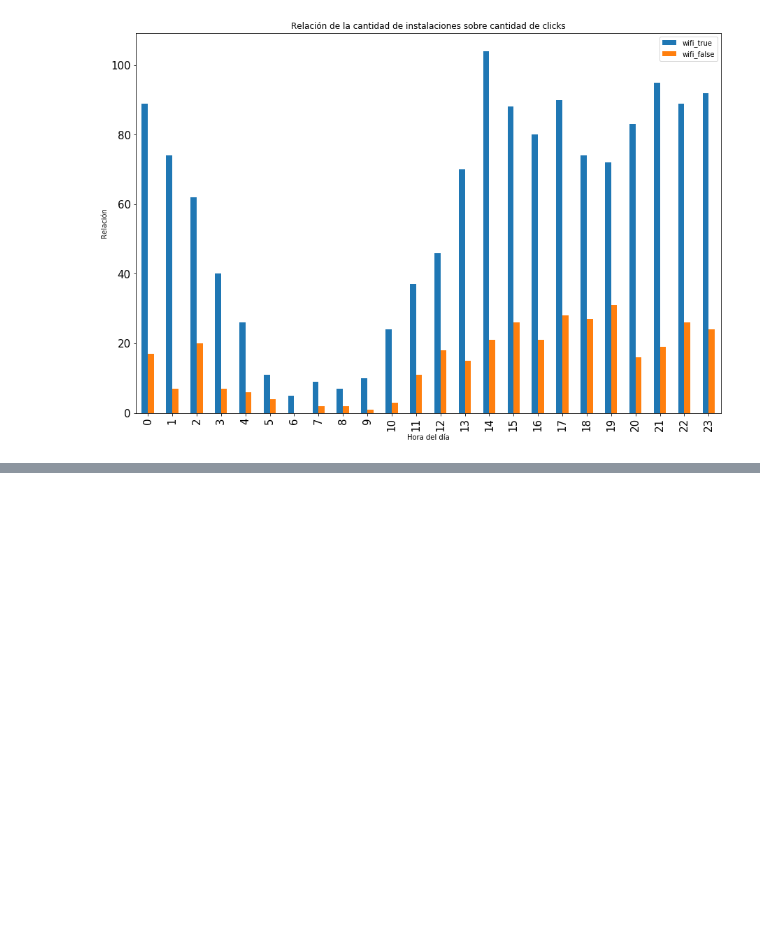
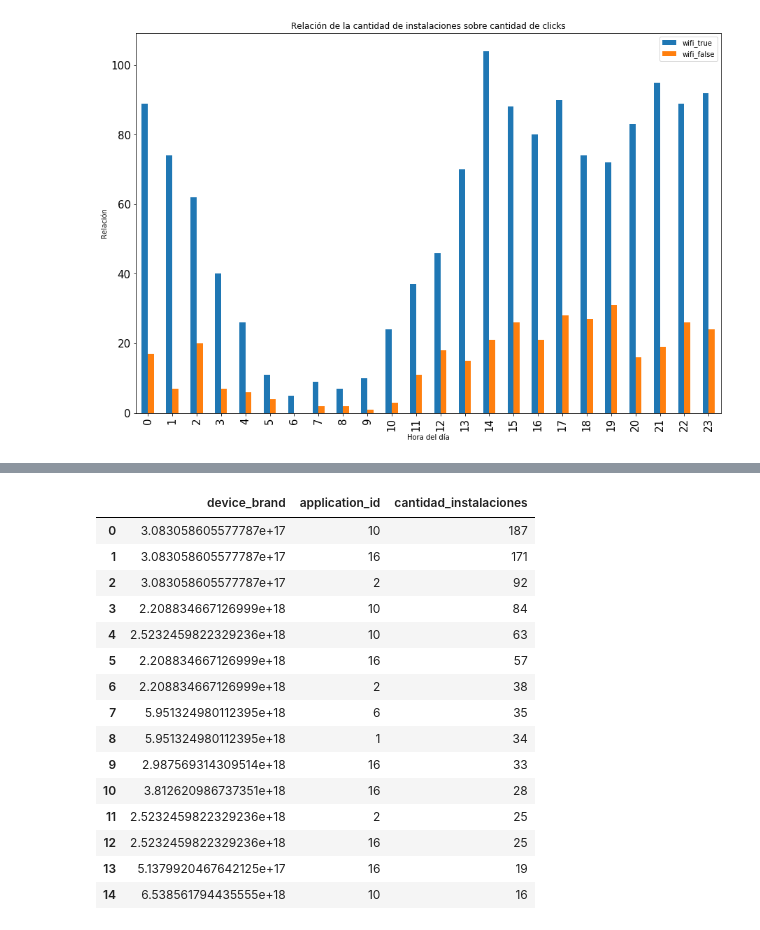
Before and after one commit to AlejandroKler/Datanesa, a Jupyter notebook: analisis_clicks_installs_nico.ipynb, the cells around one changed output, grey strips where cells are left out. Cells and saved outputs as stored; diff of their text form; code cells hidden in the pictures; blank space fills up the shorter version.

```diff
--- a/analisis_clicks_installs_nico.ipynb
+++ b/analisis_clicks_installs_nico.ipynb
@@ -306,0 +362,20 @@ ax;
+# %%
+device_application.reset_index(inplace=True)
+device_application.head(15)
+# %% [output]
+|  | device_brand | application_id | cantidad_instalaciones |
+| 0 | 3.083058605577787e+17 | 10 | 187 |
+| 1 | 3.083058605577787e+17 | 16 | 171 |
+| 2 | 3.083058605577787e+17 | 2 | 92 |
+| 3 | 2.208834667126999e+18 | 10 | 84 |
+| 4 | 2.5232459822329236e+18 | 10 | 63 |
+| 5 | 2.208834667126999e+18 | 16 | 57 |
+| 6 | 2.208834667126999e+18 | 2 | 38 |
+| 7 | 5.951324980112395e+18 | 6 | 35 |
+| 8 | 5.951324980112395e+18 | 1 | 34 |
+| 9 | 2.987569314309514e+18 | 16 | 33 |
+| 10 | 3.812620986737351e+18 | 16 | 28 |
+| 11 | 2.5232459822329236e+18 | 2 | 25 |
+| 12 | 2.5232459822329236e+18 | 16 | 25 |
+| 13 | 5.1379920467642125e+17 | 16 | 19 |
+| 14 | 6.538561794435555e+18 | 10 | 16 |
```
Also changed, not shown: parts of 15 cells of this notebook.
